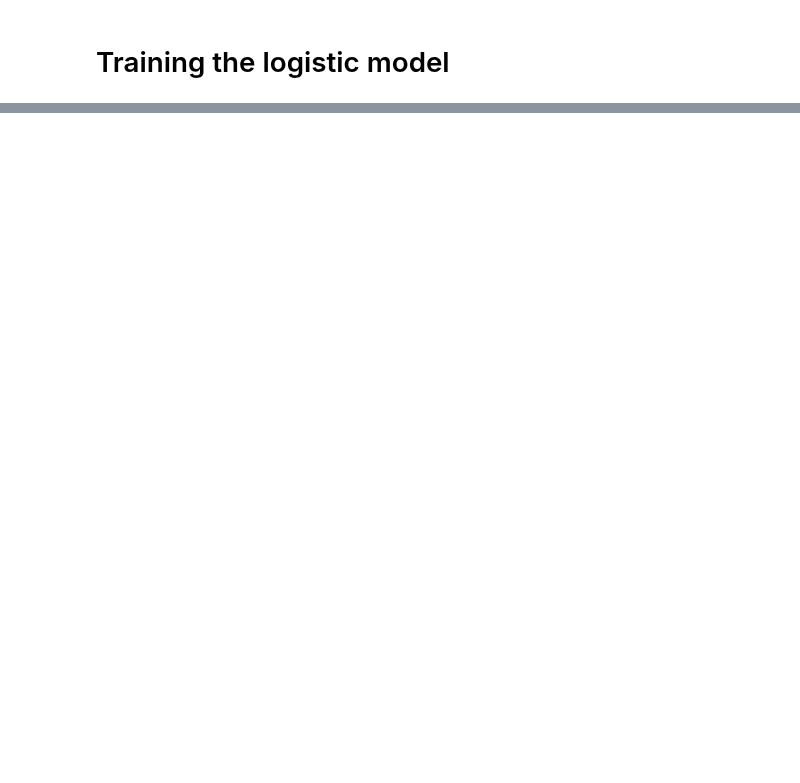
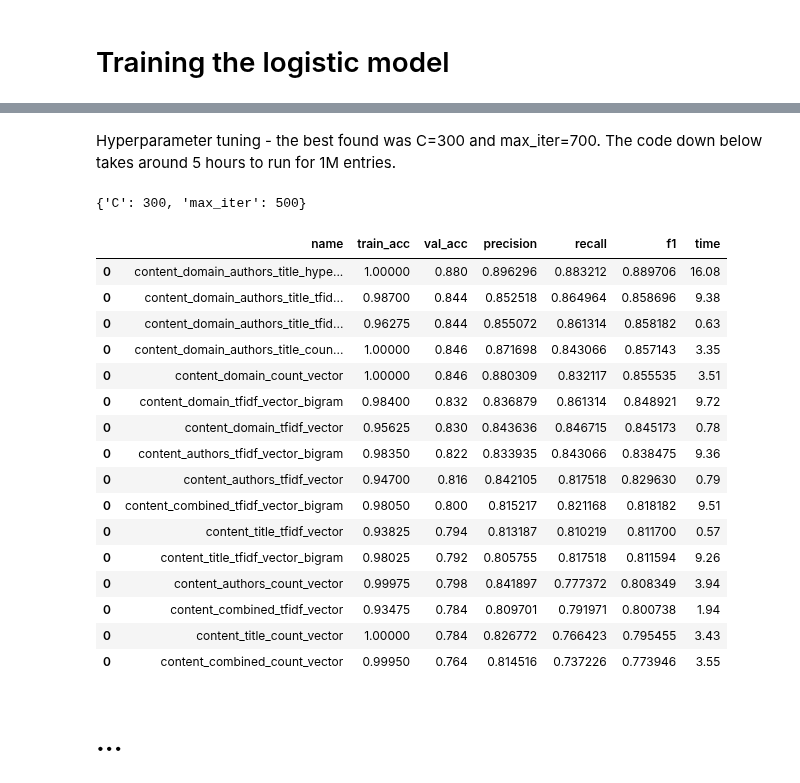
Before and after one commit to henrikdchristensen/DIKU-DS-Exam-FakeNewsDetection, a Jupyter notebook: src/Logistic_model.ipynb, the cells around one changed output, grey strips where cells are left out. Cells and saved outputs as stored; diff of their text form; code cells hidden in the pictures; blank space fills up the shorter version.

Commit message:
fuck this model

```diff
--- a/src/Logistic_model.ipynb
+++ b/src/Logistic_model.ipynb
@@ -326,0 +202,20 @@ class Test_statistic():
+# %%
+importlib.reload(mt)
+
+unbalanced = "../datasets/sample/dataset_unbalanced.csv"
+balanced_types = "../datasets/sample/dataset_balanced_types_cleaned.csv"
+balanced_bin = "../datasets/sample/dataset_balanced_bin_cleaned.csv"
+balanced_reliable_fake = "../datasets/sample/dataset_reliable_fake_cleaned.csv"
+
+info_list = [
+    (unbalanced, "content_combined", mt.create_count_vector, LogisticRegression(max_iter=300, C=300), "content_count"),
+    (balanced_types, "content_combined", mt.create_count_vector, LogisticRegression(max_iter=700, C=300), "content_count_balanced_types"),
+    (balanced_bin, "content_combined", mt.create_count_vector, LogisticRegression(max_iter=700, C=300), "content_count_balanced_bin"),
+    (balanced_reliable_fake, "content_combined", mt.create_count_vector, LogisticRegression(max_iter=700, C=300), "content_count_reliable_fake"),
+]
+
+test_stats_hyper = mt.Test_statistic()
+
+mt.test_vectors_from_infolist("../datasets/sample/dataset_count_vectors.pickle", info_list, tests=test_stats_hyper)
+test_stats_hyper.add_vectorizer_col(vectorizers)
+test_stats_hyper.metrics.sort_values(by="f1", ascending=False)
@@ -326,0 +268,2 @@ class Test_statistic():
+# %% [markdown]
+Hyperparameter tuning - the best found was C=300 and max_iter=700. The code down below takes around 5 hours to run for 1M entries.
@@ -327,3 +293,29 @@ class Test_statistic():
+# %%
+test_stats_hyper_opt.metrics.sort_values(by="f1", ascending=False)["model"].values[0].best_params_
+# %% [output]
+{'C': 300, 'max_iter': 500}
+# %%
+pd.concat([test_stats_hyper.metrics, test_stats.metrics]).sort_values(by="f1", ascending=False)
+# %% [output]
+|  | name | train_acc | val_acc | precision | recall | f1 | time |
+| 0 | content_domain_authors_title_hype... | 1.00000 | 0.880 | 0.896296 | 0.883212 | 0.889706 | 16.08 |
+| 0 | content_domain_authors_title_tfid... | 0.98700 | 0.844 | 0.852518 | 0.864964 | 0.858696 | 9.38 |
+| 0 | content_domain_authors_title_tfid... | 0.96275 | 0.844 | 0.855072 | 0.861314 | 0.858182 | 0.63 |
+| 0 | content_domain_authors_title_coun... | 1.00000 | 0.846 | 0.871698 | 0.843066 | 0.857143 | 3.35 |
+| 0 | content_domain_count_vector | 1.00000 | 0.846 | 0.880309 | 0.832117 | 0.855535 | 3.51 |
+| 0 | content_domain_tfidf_vector_bigram | 0.98400 | 0.832 | 0.836879 | 0.861314 | 0.848921 | 9.72 |
+| 0 | content_domain_tfidf_vector | 0.95625 | 0.830 | 0.843636 | 0.846715 | 0.845173 | 0.78 |
+| 0 | content_authors_tfidf_vector_bigram | 0.98350 | 0.822 | 0.833935 | 0.843066 | 0.838475 | 9.36 |
+| 0 | content_authors_tfidf_vector | 0.94700 | 0.816 | 0.842105 | 0.817518 | 0.829630 | 0.79 |
+| 0 | content_combined_tfidf_vector_bigram | 0.98050 | 0.800 | 0.815217 | 0.821168 | 0.818182 | 9.51 |
+| 0 | content_title_tfidf_vector | 0.93825 | 0.794 | 0.813187 | 0.810219 | 0.811700 | 0.57 |
+| 0 | content_title_tfidf_vector_bigram | 0.98025 | 0.792 | 0.805755 | 0.817518 | 0.811594 | 9.26 |
+| 0 | content_authors_count_vector | 0.99975 | 0.798 | 0.841897 | 0.777372 | 0.808349 | 3.94 |
+| 0 | content_combined_tfidf_vector | 0.93475 | 0.784 | 0.809701 | 0.791971 | 0.800738 | 1.94 |
+| 0 | content_title_count_vector | 1.00000 | 0.784 | 0.826772 | 0.766423 | 0.795455 | 3.43 |
+| 0 | content_combined_count_vector | 0.99950 | 0.764 | 0.814516 | 0.737226 | 0.773946 | 3.55 |
+# %% [markdown]
+# ...
 # %%
 def test_files(files, cols_to_test, vec_funcs, tests = None):
     if tests == None:
```
Also changed, not shown: parts of 41 cells of this notebook, 2 other files.
